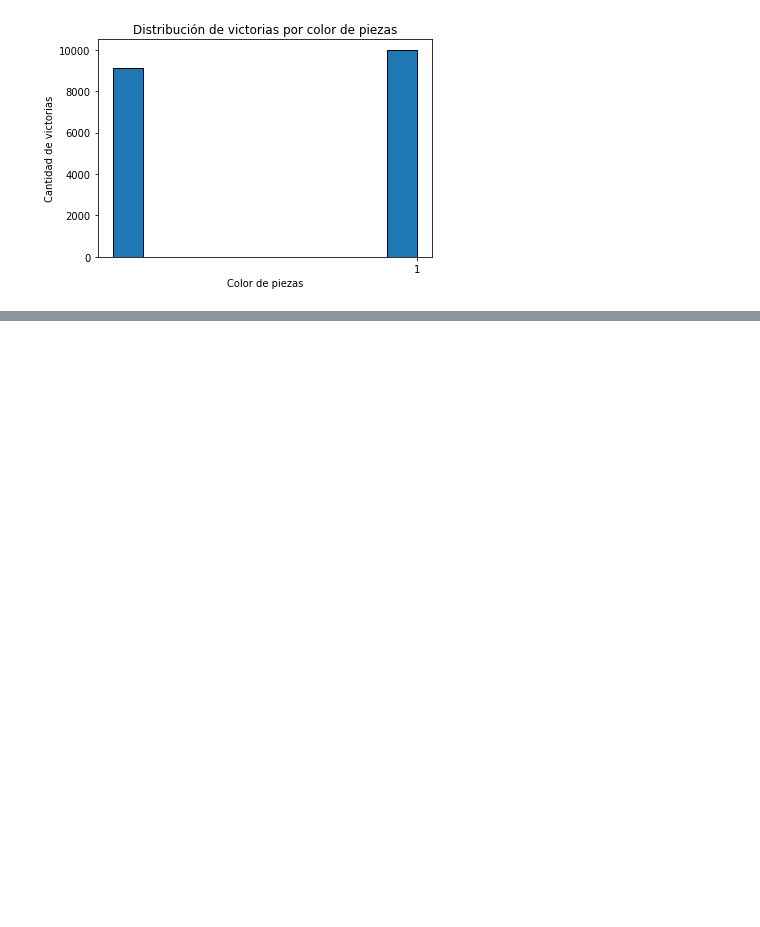
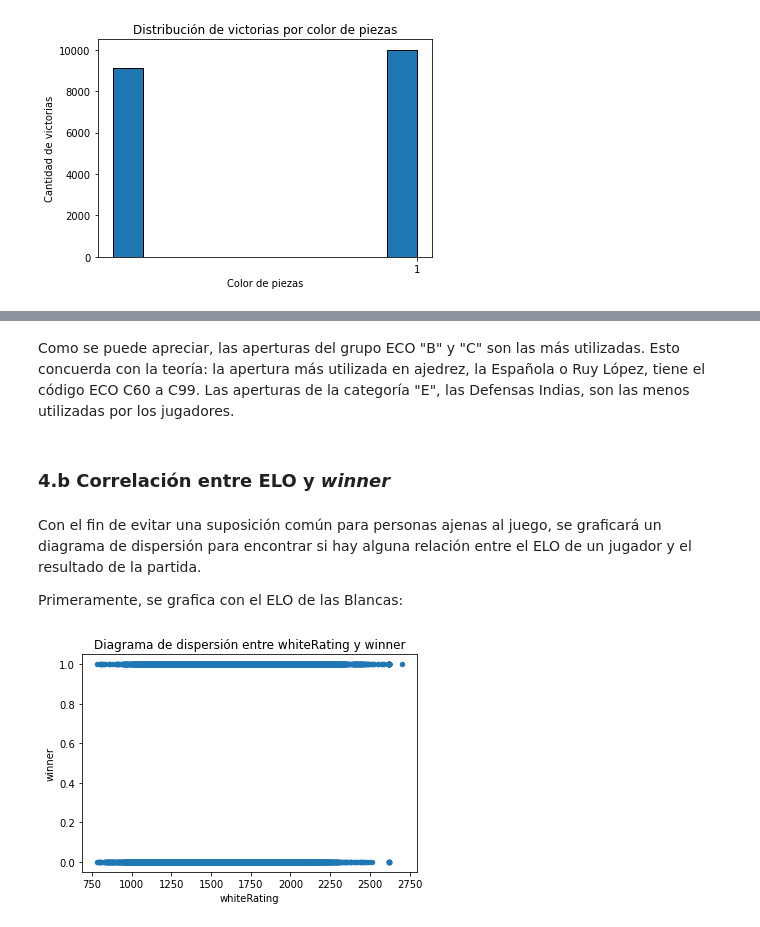
Before and after one commit to esteban062000/Big-Data-II-2021, a Jupyter notebook: tareas/tarea_2/notebook_tarea_2.ipynb, the cells around one changed output, grey strips where cells are left out. Drawn from its saved outputs; the diff is of its cells as text; code cells hidden in the pictures; blank space fills up the shorter version.

```diff
--- a/tareas/tarea_2/notebook_tarea_2.ipynb
+++ b/tareas/tarea_2/notebook_tarea_2.ipynb
@@ -163,0 +176,12 @@ plt.show()
+# %% [markdown]
+Como se puede apreciar, las aperturas del grupo ECO "B" y "C" son las más utilizadas. Esto concuerda con la teoría: la apertura más utilizada en ajedrez, la Española o Ruy López, tiene el código ECO C60 a C99. Las aperturas de la categoría "E", las Defensas Indias, son las menos utilizadas por los jugadores.
+# %% [markdown]
+### 4.b Correlación entre ELO y *winner*
+# %% [markdown]
+Con el fin de evitar una suposición común para personas ajenas al juego, se graficará un diagrama de dispersión para encontrar si hay alguna relación entre el ELO de un jugador y el resultado de la partida.
+
+Primeramente, se grafica con el ELO de las Blancas:
+# %%
+data.plot.scatter(y = 'winner', x = 'whiteRating', title = "Diagrama de dispersión entre whiteRating y winner");
+# %% [output]
+[figure, added]
```
Also changed, not shown: parts of 20 cells of this notebook.
